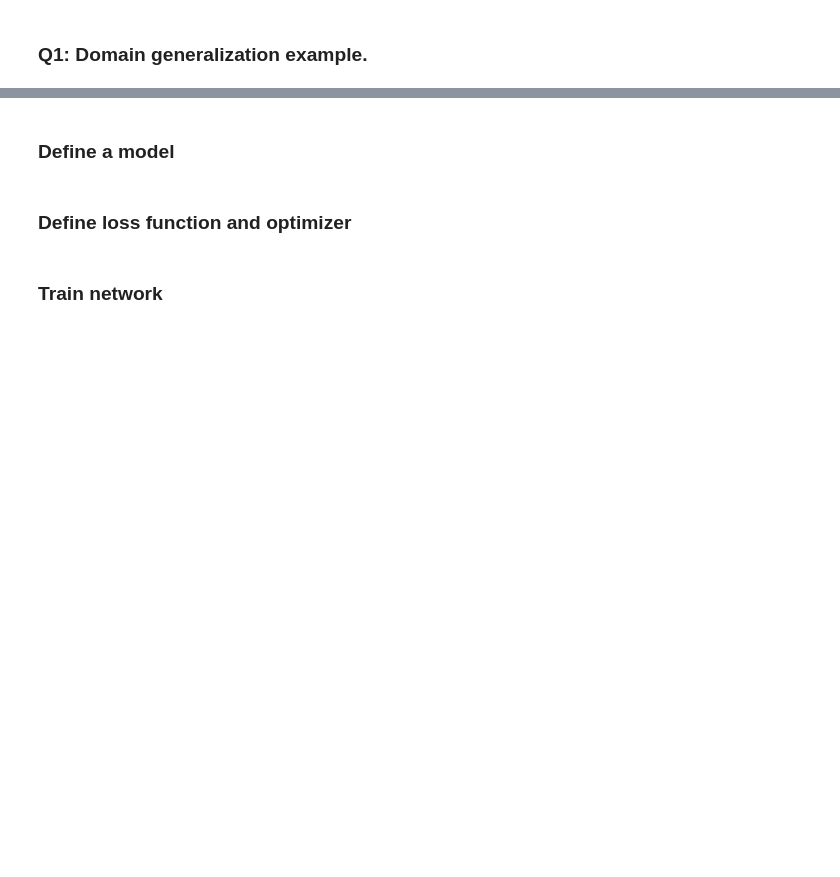
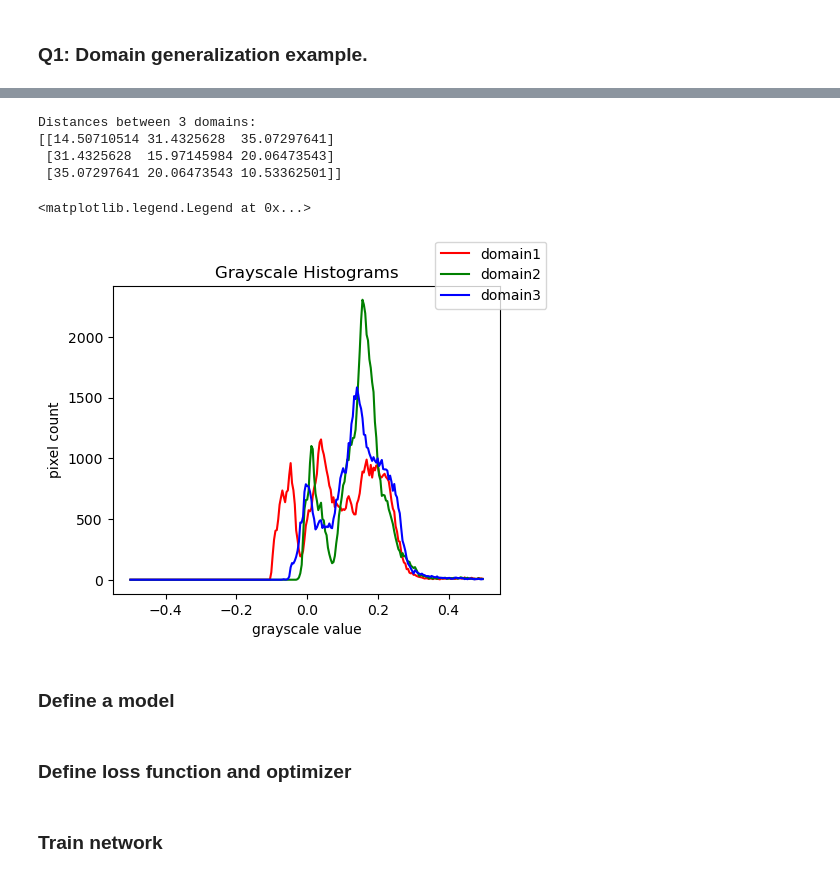
Before and after one commit to QianrenLi/DG_Segmentation_released, a Jupyter notebook: project1.ipynb, the cells around one changed output, grey strips where cells are left out. Cells and saved outputs as stored; diff of their text form; code cells hidden in the pictures; blank space fills up the shorter version.

```diff
--- a/project1.ipynb
+++ b/project1.ipynb
@@ -88,3 +98,37 @@ from dis_rep import norm_dist,CS_dist,intra_cluster_distance,inter_cluster_diata
+# %%
+from dis_rep import norm_dist,CS_dist,intra_cluster_distance,inter_cluster_diatance
+D = np.zeros((3,3))
+for i in range(3):
+    for j in range(3):
+        if i == j:
+            D[i,j] = intra_cluster_distance(dg_outputs_domains[i],distance_metric=norm_dist,ord=None)
+        else:
+            D[i,j] = inter_cluster_diatance(dg_outputs_domains[i],dg_outputs_domains[j],distance_type=2,distance_metric=norm_dist,ord=None)[0]
+print('Distances between 3 domains:')
+print(D)
+def rgb2gray(rgb):
+    r, g, b = rgb[0,:,:], rgb[1,:,:], rgb[2,:,:] # PIL读到图片是RGB顺序
+    gray = 0.2989 * r + 0.5870 * g + 0.1140 * b
+    return gray
+domain1_gray_average = np.mean(rgb2gray(dg_outputs_domains[0]),axis=0)
+domain2_gray_average = np.mean(rgb2gray(dg_outputs_domains[1]),axis=0)
+domain3_gray_average = np.mean(rgb2gray(dg_outputs_domains[2]),axis=0)
+histogram1, bin_edges1 = np.histogram(domain1_gray_average, bins=256, range=(-0.5, 0.5))
+histogram2, bin_edges2 = np.histogram(domain2_gray_average, bins=256, range=(-0.5, 0.5))
+histogram3, bin_edges3 = np.histogram(domain3_gray_average, bins=256, range=(-0.5, 0.5))
+plt.figure(figsize=(5,4))
+plt.title("Grayscale Histograms")
+plt.xlabel("grayscale value")
+plt.ylabel("pixel count")
+plt.plot(bin_edges1[0:-1], histogram1,'r', bin_edges2[0:-1], histogram2, 'g', bin_edges3[0:-1], histogram3, 'b')
+plt.figlegend(["domain1","domain2","domain3"],loc='upper right')
+# %% [output]
+Distances between 3 domains:
+[[14.50710514 31.4325628  35.07297641]
+ [31.4325628  15.97145984 20.06473543]
+ [35.07297641 20.06473543 10.53362501]]
+<matplotlib.legend.Legend at 0x...>
+[figure, added]
 # %% [markdown]
 ### Define a model
 # %%
```
Also changed, not shown: parts of 9 cells of this notebook.
